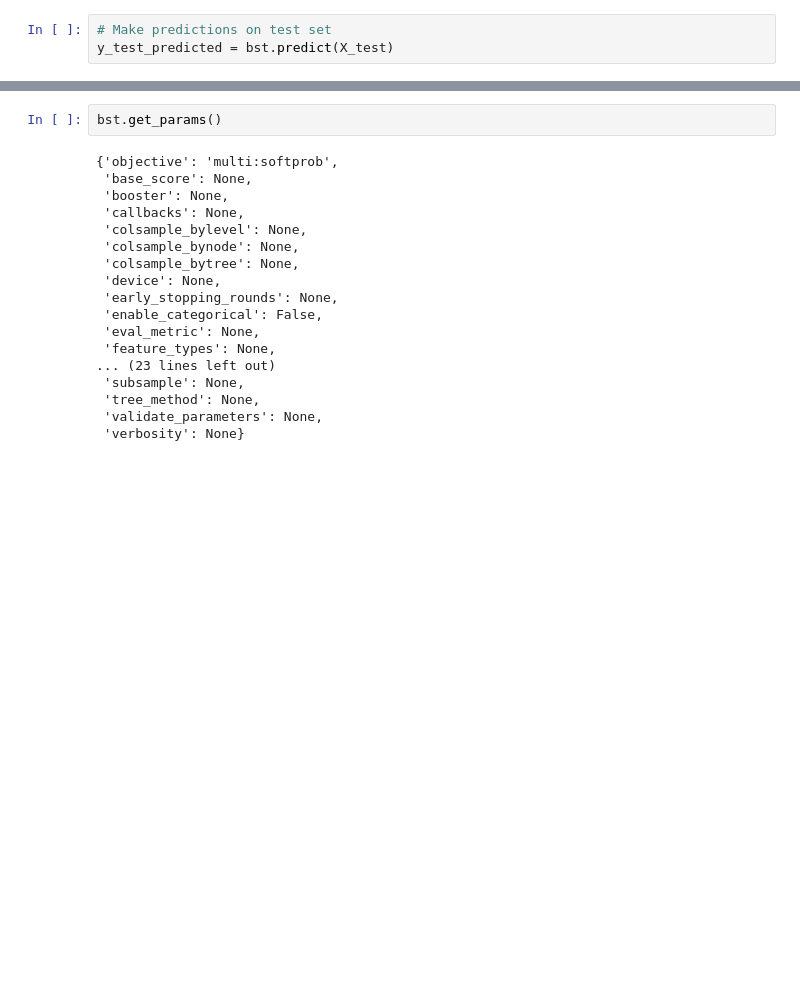
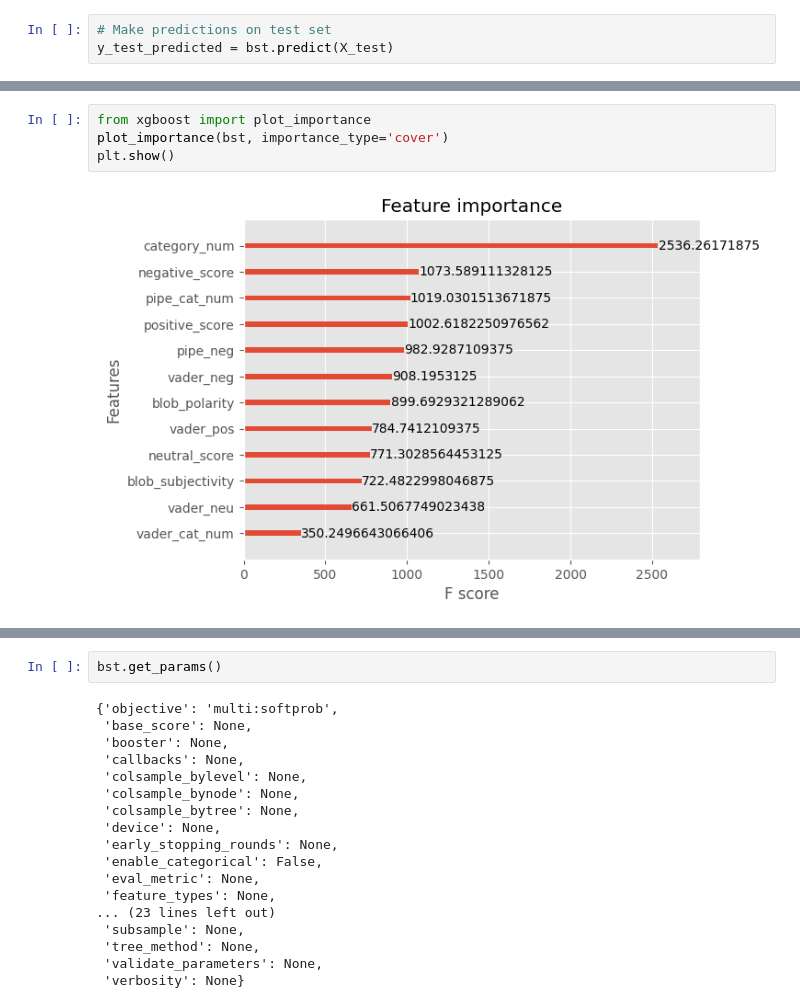
Before and after one commit to dschjanice/capstone_chat-gpt, a Jupyter notebook: notebooks/7_XGBOOST.ipynb, the cells around one changed output, grey strips where cells are left out. Drawn from its saved outputs; the diff is of its cells as text; blank space fills up the shorter version.

Commit message:
Updates for Sentiment Analysis, XGBoost for validation of it and dashboard notebook.

```diff
--- a/notebooks/7_XGBOOST.ipynb
+++ b/notebooks/7_XGBOOST.ipynb
@@ -124,3 +159,9 @@ imp[0:4]
+# %%
+from xgboost import plot_importance
+plot_importance(bst, importance_type='cover')
+plt.show()
+# %% [output]
+[figure, added]
 # %%
 # Evaluate the model with a confusion matrix
 cm = confusion_matrix(y_test, y_test_predicted)
```
Also changed, not shown: parts of 17 cells of this notebook, 6 other files.
